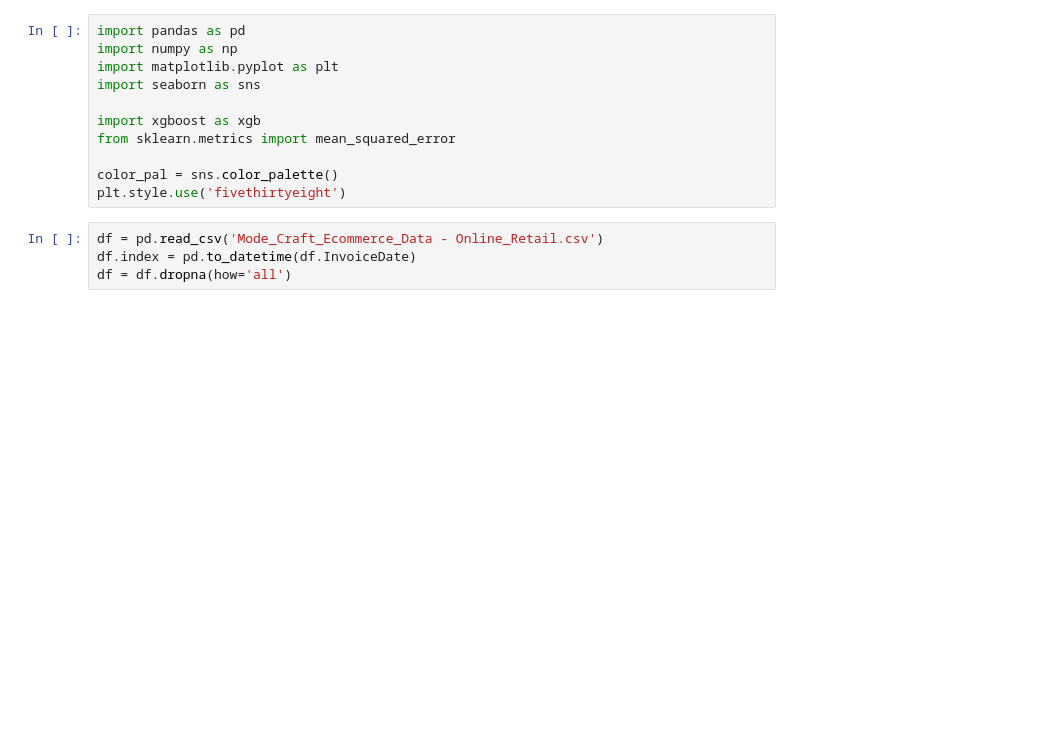
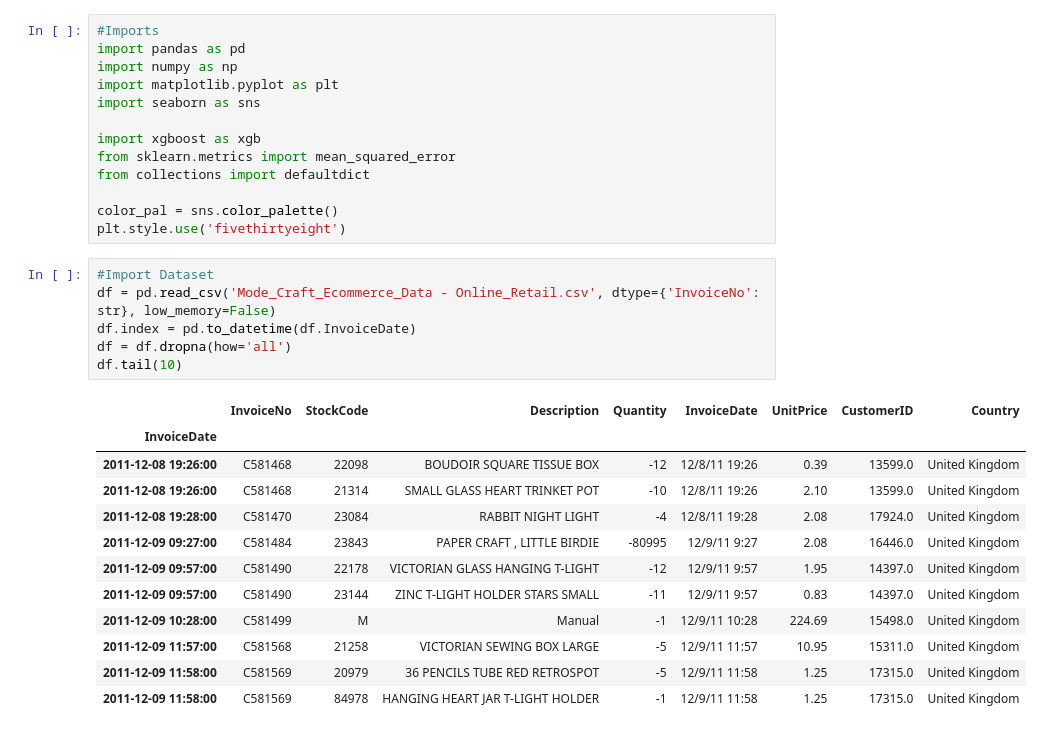
Before and after one commit to rissingh23/The-Forecast-Foundry-Datathon, a Jupyter notebook: index.ipynb, the cells around one changed output. Drawn from its saved outputs; the diff is of its cells as text; blank space fills up the shorter version.

```diff
--- a/index.ipynb
+++ b/index.ipynb
@@ -1,4 +1,5 @@
 # %%
+#Imports
 import pandas as pd
 import numpy as np
 import matplotlib.pyplot as plt
@@ -6,11 +7,27 @@ import seaborn as sns
 
 import xgboost as xgb
 from sklearn.metrics import mean_squared_error
+from collections import defaultdict
 
 color_pal = sns.color_palette()
 plt.style.use('fivethirtyeight')
 # %%
-df = pd.read_csv('Mode_Craft_Ecommerce_Data - Online_Retail.csv')
+#Import Dataset
+df = pd.read_csv('Mode_Craft_Ecommerce_Data - Online_Retail.csv', dtype={'InvoiceNo': str}, low_memory=False)
 df.index = pd.to_datetime(df.InvoiceDate)
 df = df.dropna(how='all')
+df.tail(10)
+# %% [output]
+|  | InvoiceNo | StockCode | Description | Quantity | InvoiceDate | UnitPrice | CustomerID | Country |
+| InvoiceDate |  |  |  |  |  |  |  |  |
+| 2011-12-08 19:26:00 | C581468 | 22098 | BOUDOIR SQUARE TISSUE BOX | -12 | 12/8/11 19:26 | 0.39 | 13599.0 | United Kingdom |
+| 2011-12-08 19:26:00 | C581468 | 21314 | SMALL GLASS HEART TRINKET POT | -10 | 12/8/11 19:26 | 2.10 | 13599.0 | United Kingdom |
+| 2011-12-08 19:28:00 | C581470 | 23084 | RABBIT NIGHT LIGHT | -4 | 12/8/11 19:28 | 2.08 | 17924.0 | United Kingdom |
+| 2011-12-09 09:27:00 | C581484 | 23843 | PAPER CRAFT , LITTLE BIRDIE | -80995 | 12/9/11 9:27 | 2.08 | 16446.0 | United Kingdom |
+| 2011-12-09 09:57:00 | C581490 | 22178 | VICTORIAN GLASS HANGING T-LIGHT | -12 | 12/9/11 9:57 | 1.95 | 14397.0 | United Kingdom |
+| 2011-12-09 09:57:00 | C581490 | 23144 | ZINC T-LIGHT HOLDER STARS SMALL | -11 | 12/9/11 9:57 | 0.83 | 14397.0 | United Kingdom |
+| 2011-12-09 10:28:00 | C581499 | M | Manual | -1 | 12/9/11 10:28 | 224.69 | 15498.0 | United Kingdom |
+| 2011-12-09 11:57:00 | C581568 | 21258 | VICTORIAN SEWING BOX LARGE | -5 | 12/9/11 11:57 | 10.95 | 15311.0 | United Kingdom |
+| 2011-12-09 11:58:00 | C581569 | 20979 | 36 PENCILS TUBE RED RETROSPOT | -5 | 12/9/11 11:58 | 1.25 | 17315.0 | United Kingdom |
+| 2011-12-09 11:58:00 | C581569 | 84978 | HANGING HEART JAR T-LIGHT HOLDER | -1 | 12/9/11 11:58 | 1.25 | 17315.0 | United Kingdom |
 # %%
```
Also changed, not shown: parts of 3 cells of this notebook, 1 other file.
